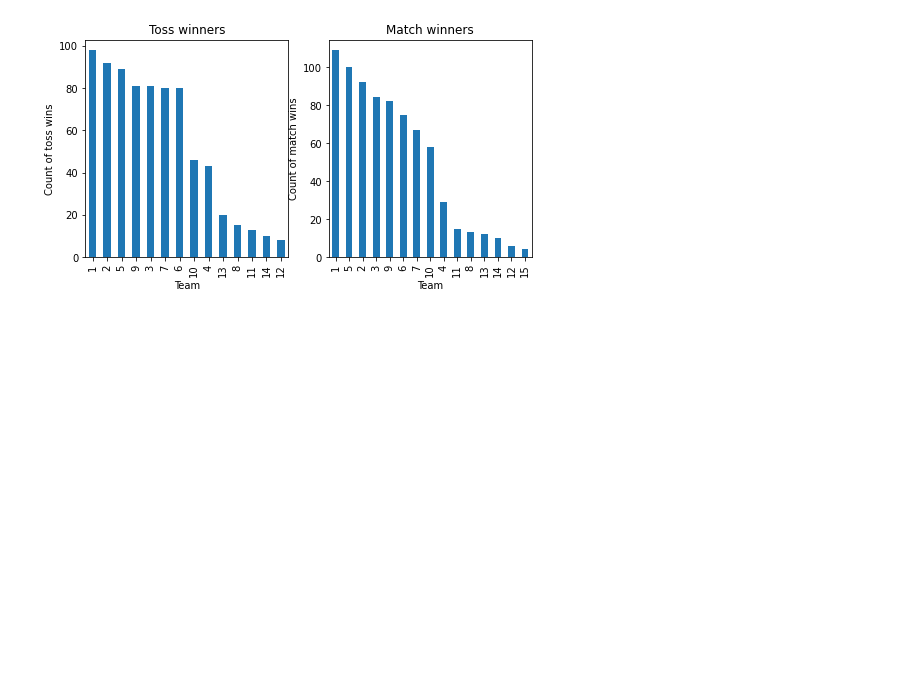
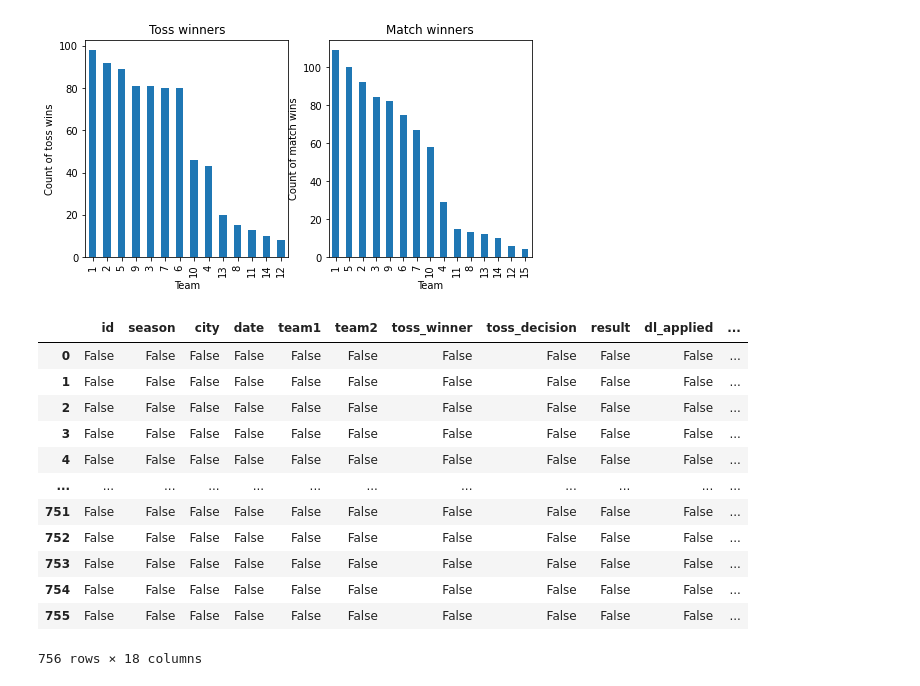
Before and after one commit to Ash1506/Cricket-score-predictor, a Jupyter notebook: Cricket score predictor.ipynb, the cells around one changed output. Cells and saved outputs as stored; diff of their text form; code cells hidden in the pictures; blank space fills up the shorter version.

```diff
--- a/Cricket score predictor.ipynb
+++ b/Cricket score predictor.ipynb
@@ -370,3 +370,19 @@ match_wins.plot(kind='bar')
 # %% [output]
 <matplotlib.axes._subplots.AxesSubplot at 0x...>
 [figure]
+# %%
+match_df.isnull()
+# %% [output]
+|  | id | season | city | date | team1 | team2 | toss_winner | toss_decision | result | dl_applied | ... |
+| 0 | False | False | False | False | False | False | False | False | False | False | ... |
+| 1 | False | False | False | False | False | False | False | False | False | False | ... |
+| 2 | False | False | False | False | False | False | False | False | False | False | ... |
+| 3 | False | False | False | False | False | False | False | False | False | False | ... |
+| 4 | False | False | False | False | False | False | False | False | False | False | ... |
+| ... | ... | ... | ... | ... | ... | ... | ... | ... | ... | ... | ... |
+| 751 | False | False | False | False | False | False | False | False | False | False | ... |
+| 752 | False | False | False | False | False | False | False | False | False | False | ... |
+| 753 | False | False | False | False | False | False | False | False | False | False | ... |
+| 754 | False | False | False | False | False | False | False | False | False | False | ... |
+| 755 | False | False | False | False | False | False | False | False | False | False | ... |
+756 rows × 18 columns
```
Also changed, not shown: parts of 10 cells of this notebook.
